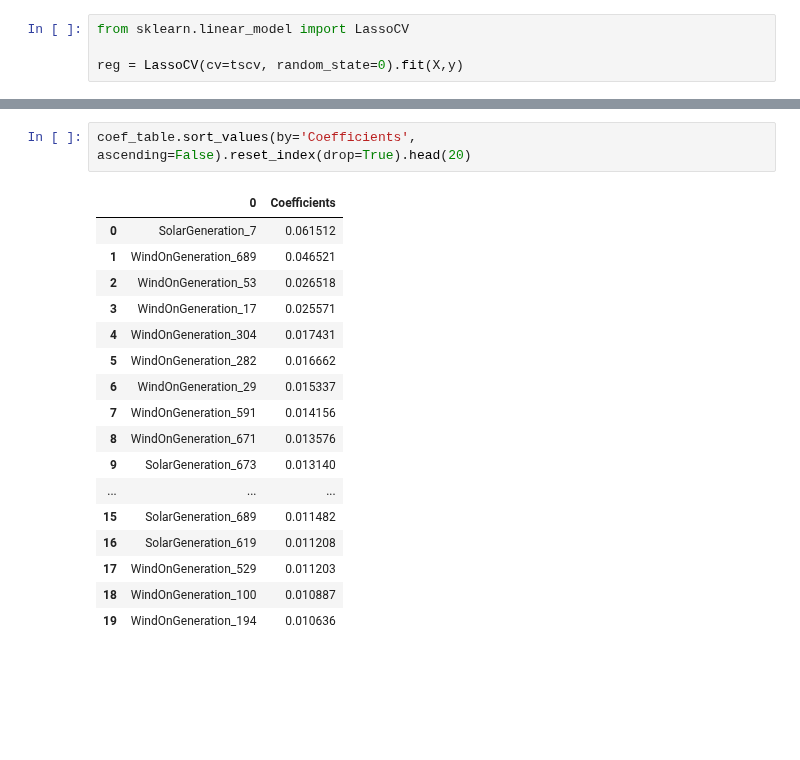
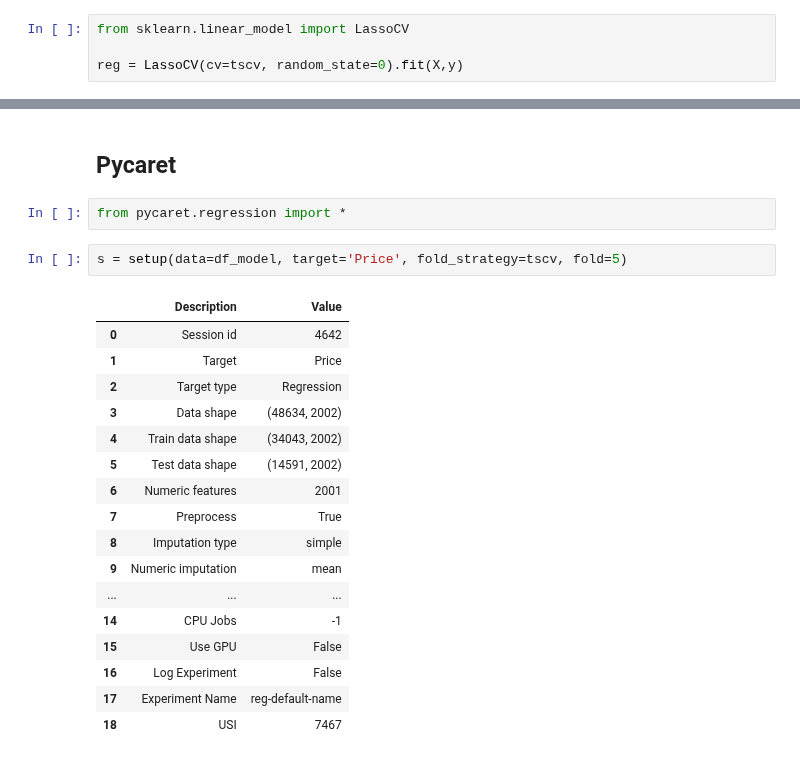
Before and after one commit to KlimisStilp/Price_Timeseries_UK_VScode, a Jupyter notebook: Price Timeseries UK/Totalload_SolarWind_Price_Timeseries.ipynb, the cells around one changed output, grey strips where cells are left out. Drawn from its saved outputs; the diff is of its cells as text; blank space fills up the shorter version.

```diff
--- a/Price Timeseries UK/Totalload_SolarWind_Price_Timeseries.ipynb
+++ b/Price Timeseries UK/Totalload_SolarWind_Price_Timeseries.ipynb
@@ -358,20 +384,24 @@ coef_table.insert(len(coef_table.columns), "Coefficients", reg.coef_.transpose()
-# %%
-coef_table.sort_values(by='Coefficients', ascending=False).reset_index(drop=True).head(20)
-# %% [output]
-|  | 0 | Coefficients |
-| 0 | SolarGeneration_7 | 0.061512 |
-| 1 | WindOnGeneration_689 | 0.046521 |
-| 2 | WindOnGeneration_53 | 0.026518 |
-| 3 | WindOnGeneration_17 | 0.025571 |
-| 4 | WindOnGeneration_304 | 0.017431 |
-| 5 | WindOnGeneration_282 | 0.016662 |
-| 6 | WindOnGeneration_29 | 0.015337 |
-| 7 | WindOnGeneration_591 | 0.014156 |
-| 8 | WindOnGeneration_671 | 0.013576 |
-| 9 | SolarGeneration_673 | 0.013140 |
-| ... | ... | ... |
-| 15 | SolarGeneration_689 | 0.011482 |
-| 16 | SolarGeneration_619 | 0.011208 |
-| 17 | WindOnGeneration_529 | 0.011203 |
-| 18 | WindOnGeneration_100 | 0.010887 |
-| 19 | WindOnGeneration_194 | 0.010636 |
+# %% [markdown]
+## Pycaret
+# %%
+from pycaret.regression import *
+# %%
+s = setup(data=df_model, target='Price', fold_strategy=tscv, fold=5)
+# %% [output]
+|  | Description | Value |
+| 0 | Session id | 4642 |
+| 1 | Target | Price |
+| 2 | Target type | Regression |
+| 3 | Data shape | (48634, 2002) |
+| 4 | Train data shape | (34043, 2002) |
+| 5 | Test data shape | (14591, 2002) |
+| 6 | Numeric features | 2001 |
+| 7 | Preprocess | True |
+| 8 | Imputation type | simple |
+| 9 | Numeric imputation | mean |
+| ... | ... | ... |
+| 14 | CPU Jobs | -1 |
+| 15 | Use GPU | False |
+| 16 | Log Experiment | False |
+| 17 | Experiment Name | reg-default-name |
+| 18 | USI | 7467 |
```
Also changed, not shown: parts of 12 cells of this notebook, 1 other file.
